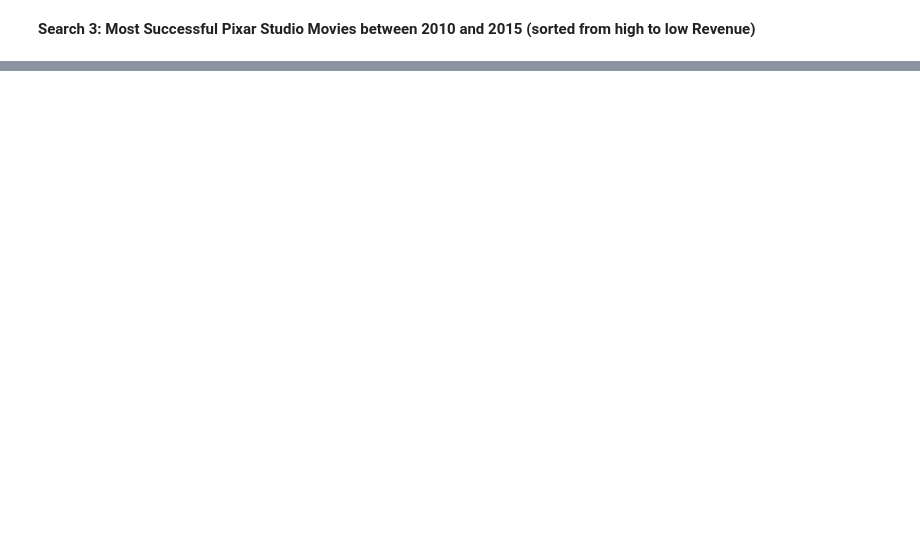
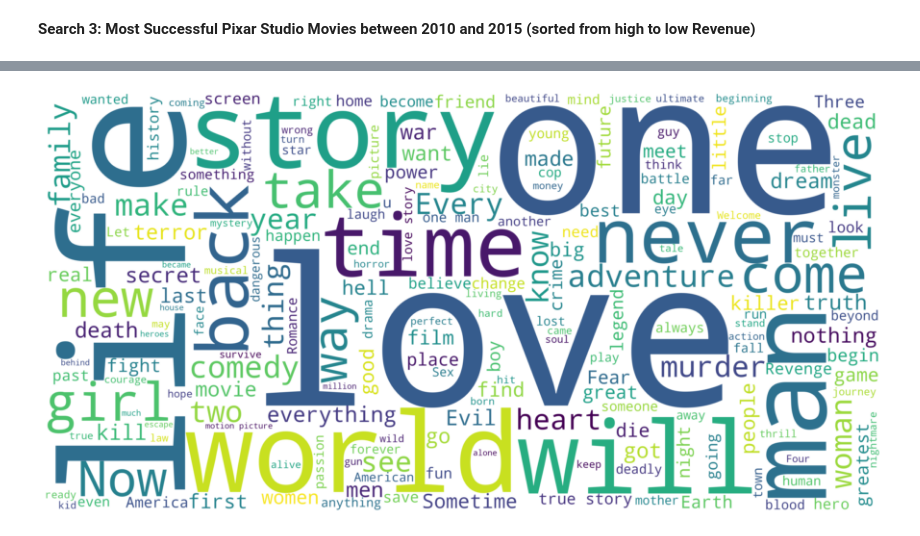
Before and after one commit to mcalmeida13/math-machine-learning, a Jupyter notebook: python-ds-pandas/project1/Project_01_Materials/project_01.ipynb, the cells around one changed output, grey strips where cells are left out. Cells and saved outputs as stored; diff of their text form; code cells hidden in the pictures; blank space fills up the shorter version.

```diff
--- a/python-ds-pandas/project1/Project_01_Materials/project_01.ipynb
+++ b/python-ds-pandas/project1/Project_01_Materials/project_01.ipynb
@@ -295,0 +352,15 @@ df_temp3 = df.loc[year_interval & pixar]
+# %%
+tagline_wordcloud = (
+                    WordCloud(
+                            background_color='white'
+                            , height=2000
+                            , width=4000
+                            , max_words= 200)
+                    .generate(tagline_corpus)
+                  )
+plt.figure(figsize=(16,8))
+plt.imshow(tagline_wordcloud, interpolation= "bilinear")
+plt.axis('off')
+plt.show()
+# %% [output]
+[figure, added]
```
Also changed, not shown: parts of 10 cells of this notebook, 2 other files.
